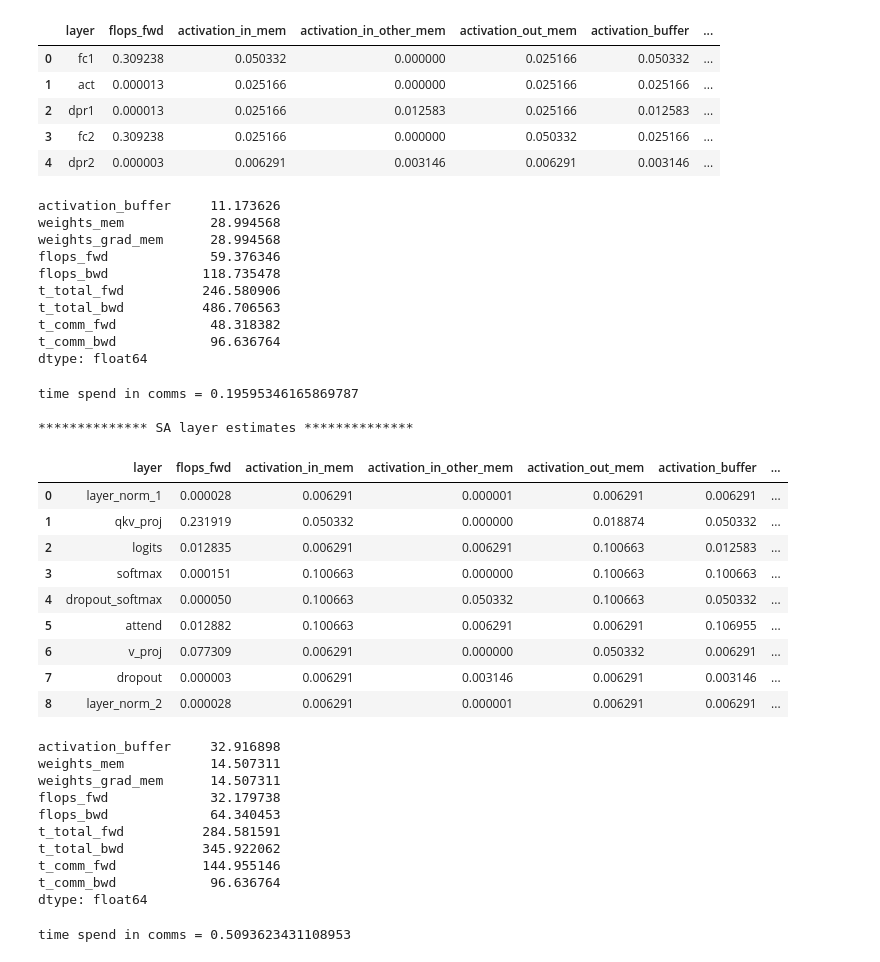
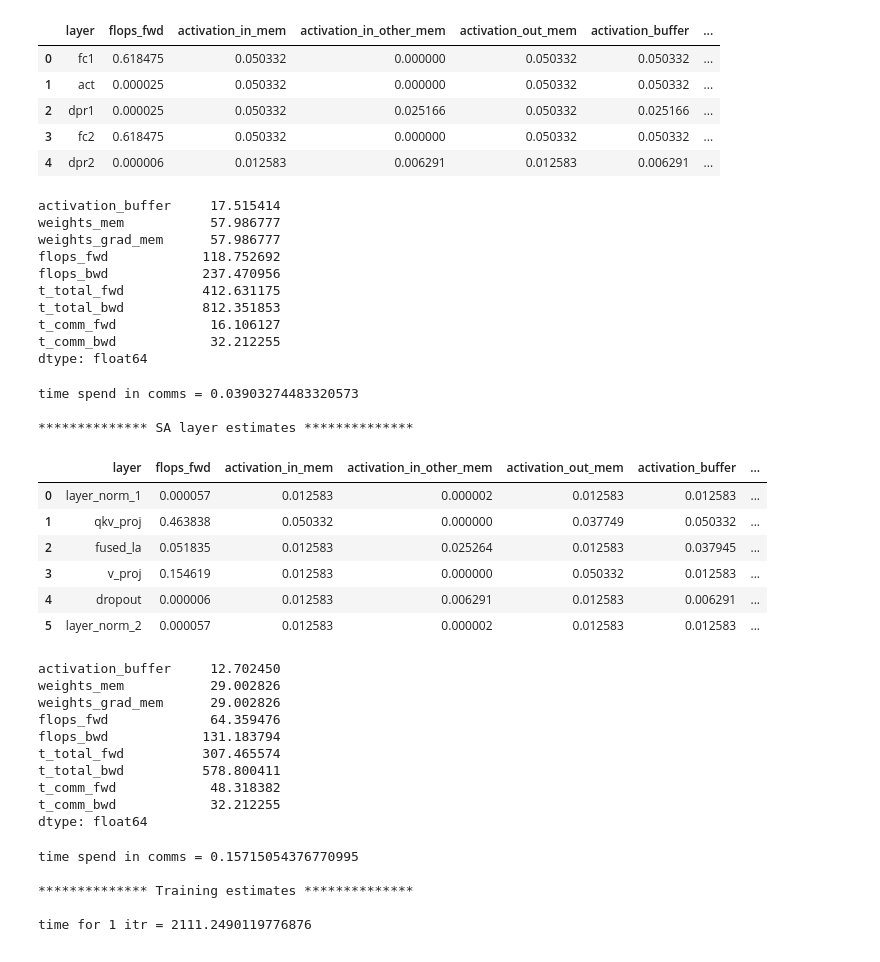
Before and after one commit to ShashankSubramanian/transformer-perf-estimates, a Jupyter notebook: transformer_estimates.ipynb, the cells around one changed output. Cells and saved outputs as stored; diff of their text form; code cells hidden in the pictures.

```diff
--- a/transformer_estimates.ipynb
+++ b/transformer_estimates.ipynb
@@ -348,7 +353,7 @@ flops_units = 1E-12 # teraflops
 print("model: batch size = {}, seq length = {}, embed = {}, attention heads = {}, depth = {}".format(b, l, e, h, depth))
 
 ### model parallelism
-parallelism = {'m1': 8,
+parallelism = {'m1': 4,
                'm2': 1}
 ### system configs
 system = {'matrix_flops_fp16': 312,
@@ -357,7 +362,7 @@ system = {'matrix_flops_fp16': 312,
           'hbm_bandwidth': 1555,
           'nvlink_bandwidth': 300,
           'ib_bandwidth': 100,
-          'nvlink_size': 1}
+          'nvlink_size': 4}
 print("parallelization: m1 = {}, m2 = {}".format(parallelism['m1'], parallelism['m2']))
 
 # MLP
@@ -369,7 +374,7 @@ cols = ['layer'] + cols
 
 # self attention
 df_sa = self_attention_estimates(b, l, e, h, element_size=fp16_sz, mask_element_size=int_sz, flops_units=flops_units,
-                                 parallelism=parallelism, system=system)
+                                 flash_attention=True, parallelism=parallelism, system=system)
 
 # sum these columns (mem in buffer: activation buffers, weights, weights_grads, total flops, timings)
 layer_track_cols = ['activation_buffer', 'weights_mem',
@@ -389,5 +394,9 @@ display(df_sa[layer_track_cols].sum() * depth)
 t_f = df_sa['t_total_fwd'].sum()
 t_c = df_sa['t_comm_fwd'].sum()
 print('time spend in comms = {}'.format(t_c / t_f))
+
+print('\n************** Training estimates **************\n')
+t_itr = (df_mlp['t_total_fwd'].sum() + df_mlp['t_total_bwd'].sum() + df_sa['t_total_fwd'].sum() + df_sa['t_total_bwd'].sum()) * depth
+print('time for 1 itr = {}'.format(t_itr))
 # %% [output]
 model: batch size = 1, seq length = 2048, embed = 12288, attention heads = 96, depth = 96
@@ -395,43 +404,44 @@ parallelization: m1 = 8, m2 = 1
 
 ************** MLP layer estimates **************
 |  | layer | flops_fwd | activation_in_mem | activation_in_other_mem | activation_out_mem | activation_buffer | ... |
-| 0 | fc1 | 0.309238 | 0.050332 | 0.000000 | 0.025166 | 0.050332 | ... |
-| 1 | act | 0.000013 | 0.025166 | 0.000000 | 0.025166 | 0.025166 | ... |
-| 2 | dpr1 | 0.000013 | 0.025166 | 0.012583 | 0.025166 | 0.012583 | ... |
-| 3 | fc2 | 0.309238 | 0.025166 | 0.000000 | 0.050332 | 0.025166 | ... |
-| 4 | dpr2 | 0.000003 | 0.006291 | 0.003146 | 0.006291 | 0.003146 | ... |
+| 0 | fc1 | 0.618475 | 0.050332 | 0.000000 | 0.050332 | 0.050332 | ... |
+| 1 | act | 0.000025 | 0.050332 | 0.000000 | 0.050332 | 0.050332 | ... |
+| 2 | dpr1 | 0.000025 | 0.050332 | 0.025166 | 0.050332 | 0.025166 | ... |
+| 3 | fc2 | 0.618475 | 0.050332 | 0.000000 | 0.050332 | 0.050332 | ... |
+| 4 | dpr2 | 0.000006 | 0.012583 | 0.006291 | 0.012583 | 0.006291 | ... |
-activation_buffer     11.173626
-weights_mem           28.994568
-weights_grad_mem      28.994568
-flops_fwd             59.376346
-flops_bwd            118.735478
-t_total_fwd          246.580906
-t_total_bwd          486.706563
-t_comm_fwd            48.318382
-t_comm_bwd            96.636764
+activation_buffer     17.515414
+weights_mem           57.986777
+weights_grad_mem      57.986777
+flops_fwd            118.752692
+flops_bwd            237.470956
+t_total_fwd          412.631175
+t_total_bwd          812.351853
+t_comm_fwd            16.106127
+t_comm_bwd            32.212255
 dtype: float64
-time spend in comms = 0.19595346165869787
+time spend in comms = 0.03903274483320573
 
 ************** SA layer estimates **************
 |  | layer | flops_fwd | activation_in_mem | activation_in_other_mem | activation_out_mem | activation_buffer | ... |
-| 0 | layer_norm_1 | 0.000028 | 0.006291 | 0.000001 | 0.006291 | 0.006291 | ... |
-| 1 | qkv_proj | 0.231919 | 0.050332 | 0.000000 | 0.018874 | 0.050332 | ... |
-| 2 | logits | 0.012835 | 0.006291 | 0.006291 | 0.100663 | 0.012583 | ... |
-| 3 | softmax | 0.000151 | 0.100663 | 0.000000 | 0.100663 | 0.100663 | ... |
-| 4 | dropout_softmax | 0.000050 | 0.100663 | 0.050332 | 0.100663 | 0.050332 | ... |
-| 5 | attend | 0.012882 | 0.100663 | 0.006291 | 0.006291 | 0.106955 | ... |
-| 6 | v_proj | 0.077309 | 0.006291 | 0.000000 | 0.050332 | 0.006291 | ... |
-| 7 | dropout | 0.000003 | 0.006291 | 0.003146 | 0.006291 | 0.003146 | ... |
-| 8 | layer_norm_2 | 0.000028 | 0.006291 | 0.000001 | 0.006291 | 0.006291 | ... |
+| 0 | layer_norm_1 | 0.000057 | 0.012583 | 0.000002 | 0.012583 | 0.012583 | ... |
+| 1 | qkv_proj | 0.463838 | 0.050332 | 0.000000 | 0.037749 | 0.050332 | ... |
+| 2 | fused_la | 0.051835 | 0.012583 | 0.025264 | 0.012583 | 0.037945 | ... |
+| 3 | v_proj | 0.154619 | 0.012583 | 0.000000 | 0.050332 | 0.012583 | ... |
+| 4 | dropout | 0.000006 | 0.012583 | 0.006291 | 0.012583 | 0.006291 | ... |
+| 5 | layer_norm_2 | 0.000057 | 0.012583 | 0.000002 | 0.012583 | 0.012583 | ... |
-activation_buffer     32.916898
-weights_mem           14.507311
-weights_grad_mem      14.507311
-flops_fwd             32.179738
-flops_bwd             64.340453
-t_total_fwd          284.581591
-t_total_bwd          345.922062
-t_comm_fwd           144.955146
-t_comm_bwd            96.636764
+activation_buffer     12.702450
+weights_mem           29.002826
+weights_grad_mem      29.002826
+flops_fwd             64.359476
+flops_bwd            131.183794
+t_total_fwd          307.465574
+t_total_bwd          578.800411
+t_comm_fwd            48.318382
+t_comm_bwd            32.212255
 dtype: float64
-time spend in comms = 0.5093623431108953
+time spend in comms = 0.15715054376770995
+
+************** Training estimates **************
+
+time for 1 itr = 2111.2490119776876
 # %%
```
Also changed, not shown: parts of 6 cells of this notebook, 1 other file.
